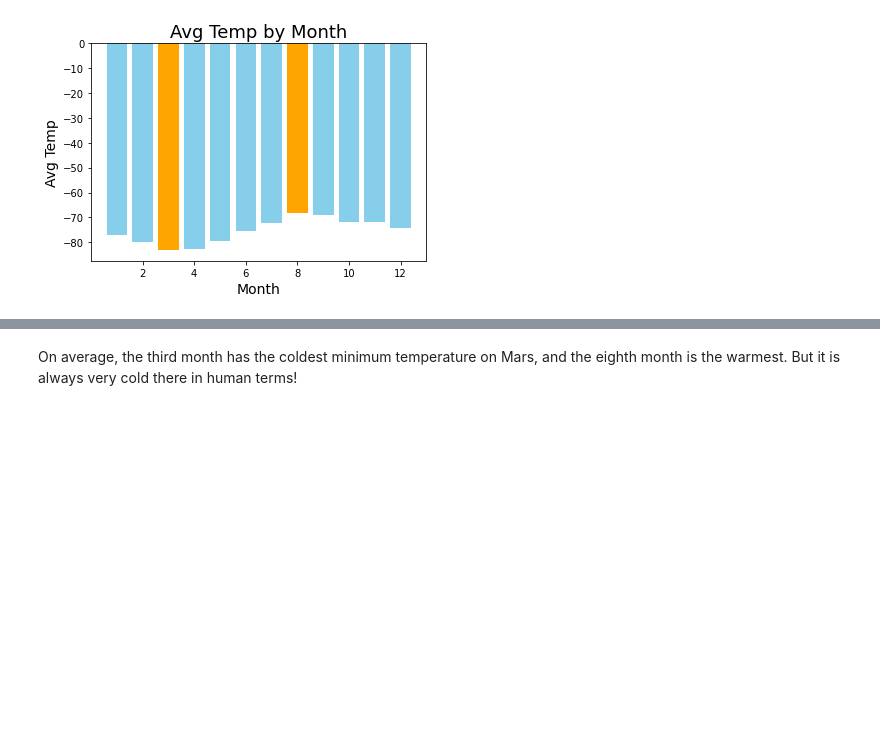
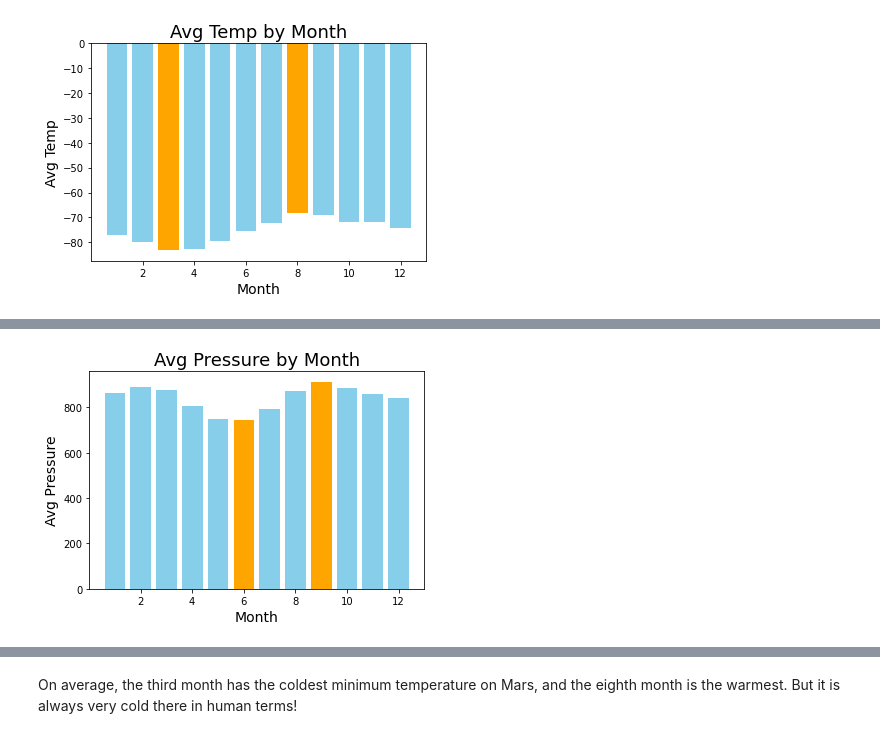
Before and after one commit to cmbutler83/Mars_weather_scraping, a Jupyter notebook: part_2_mars_weather.ipynb, the cells around one changed output, grey strips where cells are left out. Cells and saved outputs as stored; diff of their text form; code cells hidden in the pictures; blank space fills up the shorter version.

```diff
--- a/part_2_mars_weather.ipynb
+++ b/part_2_mars_weather.ipynb
@@ -211,3 +211,4 @@ plt.show()
 [figure]
 # %%
 # 4. Average pressure by Martian month
+avg_pres_df = pd.DataFrame(mars_df.groupby(['month'])['pressure'].mean())
@@ -236,0 +215,2 @@ Name: pressure, dtype: float64
+# %%
+avg_pres_df.reset_index(inplace=True)
@@ -236,0 +233,19 @@ Name: pressure, dtype: float64
+# %%
+# Plot the average pressure by month
+
+y_values = avg_pres_df['pressure']
+x_values = avg_pres_df['month']
+
+plt.title('Avg Pressure by Month', fontsize=18)
+plt.xlabel('Month', fontsize=14)
+plt.ylabel('Avg Pressure', fontsize=14)
+# Identify the maximum and minimum y-values
+max_y = max(y_values)
+min_y = min(y_values)
+
+# Create a list of colors for the bars
+colors = ['skyblue' if y != max_y and y != min_y else 'orange' for y in y_values]
+plt.bar(x_values, y_values, width=.8, color=colors)
+plt.show()
+# %% [output]
+[figure, added]
```
Also changed, not shown: parts of 7 cells of this notebook.
